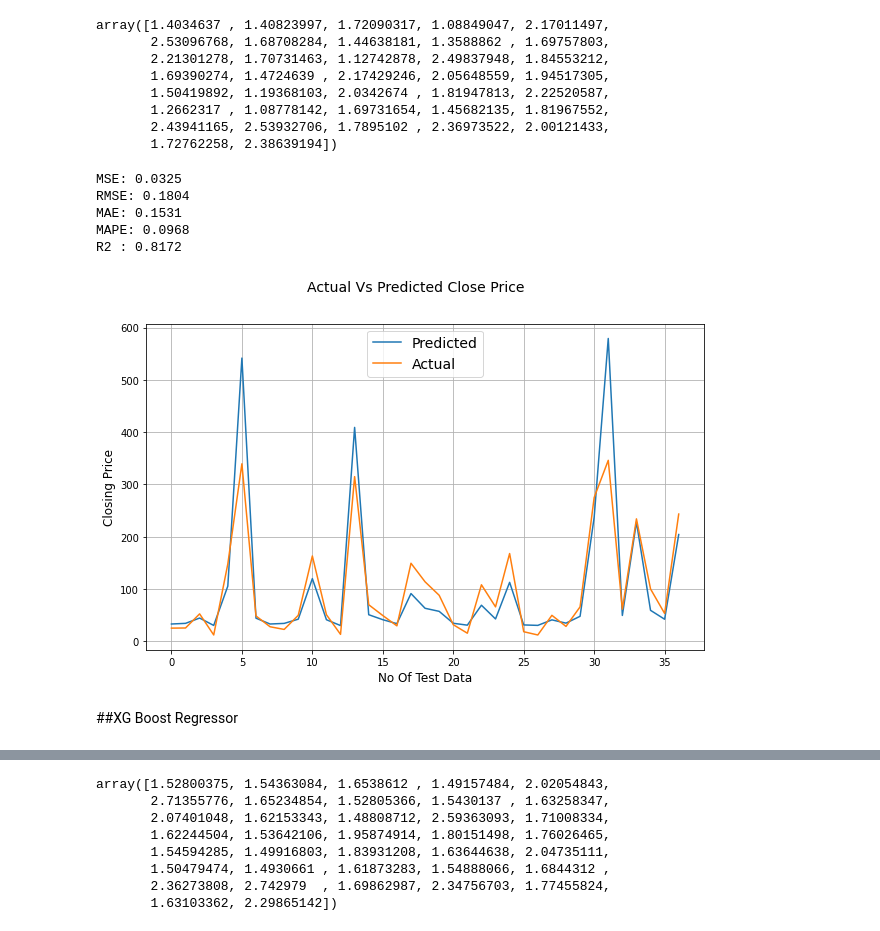
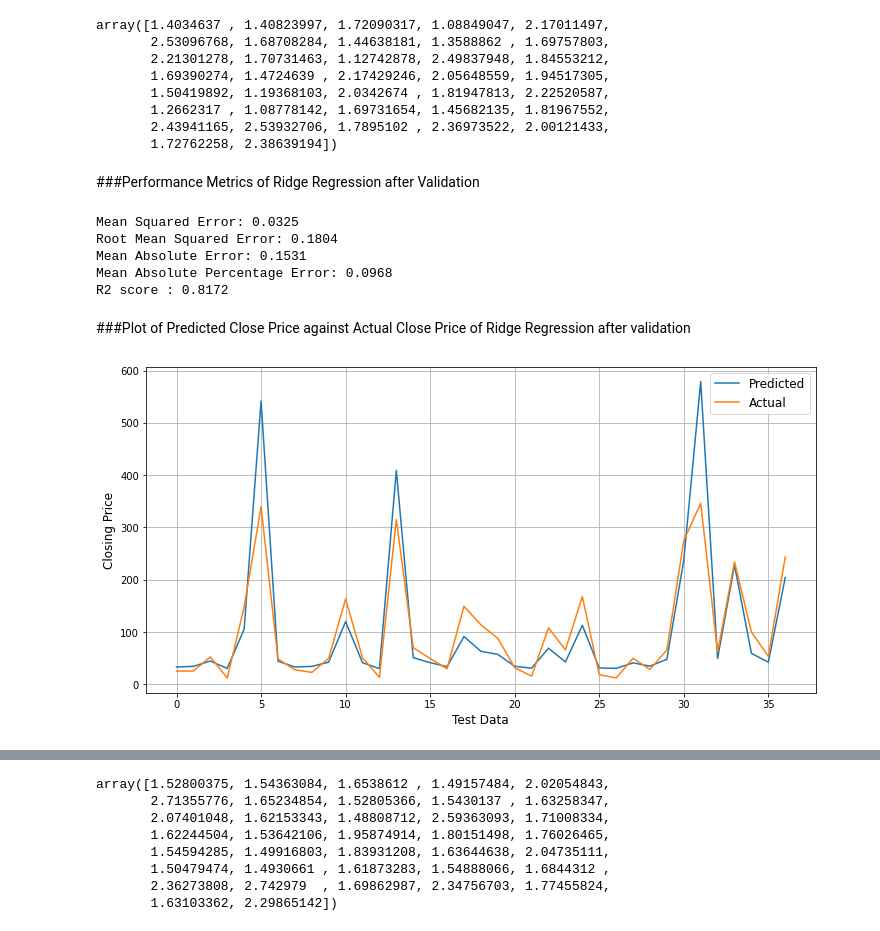
Before and after one commit to Zeeshan00789/Yes-bank-closing-price-prediction, a Jupyter notebook: Yes_Bank_Stock_Closing_Price_Prediction.ipynb, the cells around one changed output, grey strips where cells are left out. Saved outputs shown, nothing was run; the diff lists cells and outputs as text; code cells hidden in the pictures.

```diff
--- a/Yes_Bank_Stock_Closing_Price_Prediction.ipynb
+++ b/Yes_Bank_Stock_Closing_Price_Prediction.ipynb
@@ -580,8 +585,8 @@ plt.legend(['Predicted','Actual'], fontsize = 12)
 ##2. Lasso Regression
 # %%
 #fitting lasso regression to training set
-lasso = Lasso(alpha=0.001, max_iter = 3000)
-lasso.fit(x_train, y_train)
+lasso_reg = Lasso(alpha=0.001, max_iter = 3000)
+lasso_reg.fit(x_train, y_train)
 # %% [output]
 Lasso(alpha=0.001, max_iter=3000)
 # %%
@@ -737,9 +756,9 @@ plt.yticks(fontsize=14)
 # %%
-# fit data into ridge regression
+# fit ridge regression into training set
 from sklearn.linear_model import Ridge
 
-ridge = Ridge (alpha= 0.1)
-ridge.fit(x_train,y_train)
+ridge_reg = Ridge (alpha= 0.1)
+ridge_reg.fit(x_train,y_train)
 # %% [output]
 Ridge(alpha=0.1)
 # %%
@@ -847,30 +877,37 @@ array([1.4034637 , 1.40823997, 1.72090317, 1.08849047, 2.17011497,
        1.2662317 , 1.08778142, 1.69731654, 1.45682135, 1.81967552,
        2.43941165, 2.53932706, 1.7895102 , 2.36973522, 2.00121433,
        1.72762258, 2.38639194])
+# %% [markdown]
+###Performance Metrics of Ridge Regression after Validation
 # %%
 # Test Performance metrics
-print("MSE:", round(mean_squared_error (y_test, y_pred_ridge1), 4))
-print("RMSE:", round(math.sqrt(mean_squared_error (y_test, y_pred_ridge1)), 4))
-print("MAE:", round(mean_absolute_error(y_test, y_pred_ridge1), 4))
-print("MAPE:", round(mean_absolute_percentage_error(y_test, y_pred_ridge1), 4))
-print("R2 :", round(r2_score(y_test, y_pred_ridge1), 4))
+print("Mean Squared Error:", round(mean_squared_error (y_test, y_pred_ridge1), 4))
+print("Root Mean Squared Error:", round(math.sqrt(mean_squared_error (y_test, y_pred_ridge1)), 4))
+print("Mean Absolute Error:", round(mean_absolute_error(y_test, y_pred_ridge1), 4))
+print("Mean Absolute Percentage Error:", round(mean_absolute_percentage_error(y_test, y_pred_ridge1), 4))
+print("R2 score :", round(r2_score(y_test, y_pred_ridge1), 4))
 # %% [output]
-MSE: 0.0325
-RMSE: 0.1804
-MAE: 0.1531
-MAPE: 0.0968
-R2 : 0.8172
+Mean Squared Error: 0.0325
+Root Mean Squared Error: 0.1804
+Mean Absolute Error: 0.1531
+Mean Absolute Percentage Error: 0.0968
+R2 score : 0.8172
+# %% [markdown]
+###Plot of Predicted Close Price against Actual Close Price of Ridge Regression after validation
 # %%
-# actual Price Vs Predicted Price for ridge regression
-plt.figure(figsize=(10,6))
+#figure size
+plt.figure(figsize=(12,6))
+
+#plot
 plt.plot(10**(y_pred_ridge1))
 plt.plot(10**(np.array(y_test)))
-plt.suptitle('Actual Vs Predicted Close Price', fontsize = 14)
-plt.legend(['Predicted','Actual'], fontsize = 14)
-plt.xlabel('No Of Test Data', fontsize= 12)
+
+#legend
+plt.legend(['Predicted','Actual'], fontsize = 12)
+
+#
+plt.xlabel('Test Data', fontsize= 12)
 plt.ylabel('Closing Price', fontsize= 12)
 plt.grid()
 # %% [output]
-[figure, old version]
+[figure, new version]
-# %% [markdown]
-##XG Boost Regressor
```
Also changed, not shown: parts of 70 cells of this notebook.
